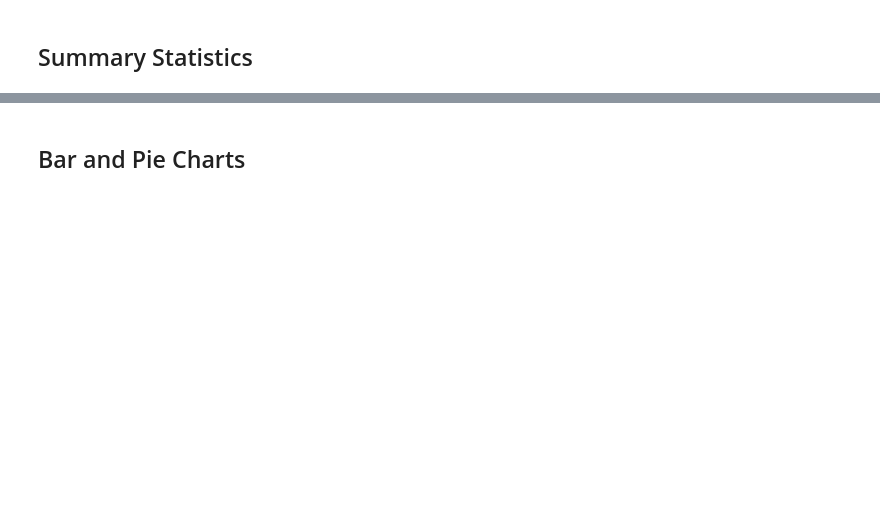
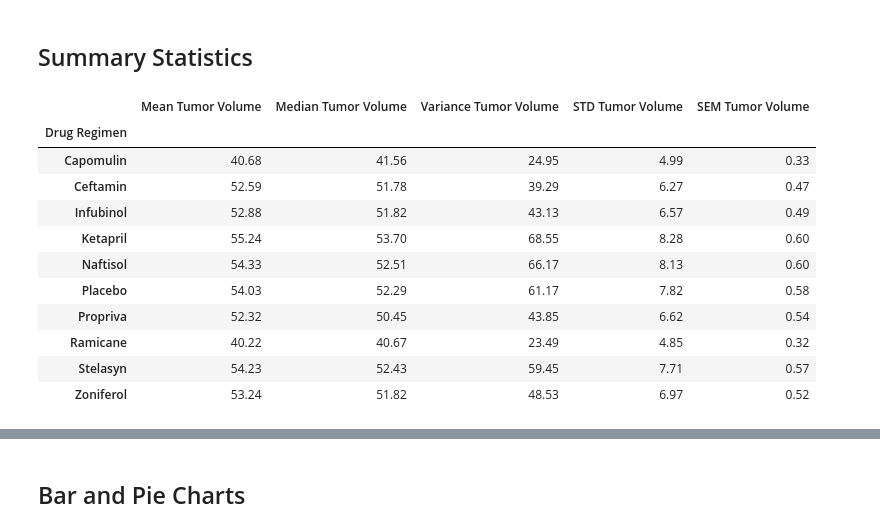
Before and after one commit to lrios215/Matplotlib_Challenge, a Jupyter notebook: pymaceuticals_Rios.ipynb, the cells around one changed output, grey strips where cells are left out. Saved outputs shown, nothing was run; the diff lists cells and outputs as text; code cells hidden in the pictures; blank space fills up the shorter version.

```diff
--- a/pymaceuticals_Rios.ipynb
+++ b/pymaceuticals_Rios.ipynb
@@ -90,9 +104,58 @@ total_mice
 # %% [markdown]
 ## Summary Statistics
 # %%
-# Generate a summary statistics table of mean, median, variance, standard deviation, and SEM of the tumor volume for each regimen
+# Generate a summary statistics table of mean, median, variance, standard deviation,
+#and SEM of the tumor volume for each regimen
 
-# Use groupby and summary statistical methods to calculate the following properties of each drug regimen:
-# mean, median, variance, standard deviation, and SEM of the tumor volume.
+# Use groupby and summary statistical methods to calculate the following properties of
+#each drug regimen:
+regimen_tumor_volume = combo_mouse_study
+regimen_tumor_volume = regimen_tumor_volume.groupby(['Drug Regimen'])
+
+#mean
+mean_tumor_vol = regimen_tumor_volume['Tumor Volume (mm3)'].mean()
+
+#median
+med_tumor_vol = regimen_tumor_volume['Tumor Volume (mm3)'].median()
+
+#variance
+var_tumor_vol = regimen_tumor_volume['Tumor Volume (mm3)'].var()
+
+#standard deviation
+std_tumor_vol = regimen_tumor_volume['Tumor Volume (mm3)'].std()
+
+#SEM of the tumor volume
+sem_tumor_vol = regimen_tumor_volume['Tumor Volume (mm3)'].sem()
+
+
 # Assemble the resulting series into a single summary dataframe.
+tumor_vol_stats = pd.DataFrame ({"Mean Tumor Volume": mean_tumor_vol,
+                                "Median Tumor Volume":med_tumor_vol,
+                                "Variance Tumor Volume":var_tumor_vol,
+                                "STD Tumor Volume":std_tumor_vol,
+                                "SEM Tumor Volume":sem_tumor_vol})
+
+tumor_vol_stats.index.name = "Drug Regimen"
+
+#formatting the df
+tumor_vol_stats['Mean Tumor Volume'] = tumor_vol_stats['Mean Tumor Volume'].map("{:.2f}".format)
+tumor_vol_stats['Median Tumor Volume'] = tumor_vol_stats['Median Tumor Volume'].map("{:.2f}".format)
+tumor_vol_stats['Variance Tumor Volume'] = tumor_vol_stats['Variance Tumor Volume'].map("{:.2f}".format)
+tumor_vol_stats['STD Tumor Volume'] = tumor_vol_stats['STD Tumor Volume'].map("{:.2f}".format)
+tumor_vol_stats['SEM Tumor Volume'] = tumor_vol_stats['SEM Tumor Volume'].map("{:.2f}".format)
+
+tumor_vol_stats
+# %% [output]
+|  | Mean Tumor Volume | Median Tumor Volume | Variance Tumor Volume | STD Tumor Volume | SEM Tumor Volume |
+| Drug Regimen |  |  |  |  |  |
+| Capomulin | 40.68 | 41.56 | 24.95 | 4.99 | 0.33 |
+| Ceftamin | 52.59 | 51.78 | 39.29 | 6.27 | 0.47 |
+| Infubinol | 52.88 | 51.82 | 43.13 | 6.57 | 0.49 |
+| Ketapril | 55.24 | 53.70 | 68.55 | 8.28 | 0.60 |
+| Naftisol | 54.33 | 52.51 | 66.17 | 8.13 | 0.60 |
+| Placebo | 54.03 | 52.29 | 61.17 | 7.82 | 0.58 |
+| Propriva | 52.32 | 50.45 | 43.85 | 6.62 | 0.54 |
+| Ramicane | 40.22 | 40.67 | 23.49 | 4.85 | 0.32 |
+| Stelasyn | 54.23 | 52.43 | 59.45 | 7.71 | 0.57 |
+| Zoniferol | 53.24 | 51.82 | 48.53 | 6.97 | 0.52 |
 # %%
```
Also changed, not shown: parts of 17 cells of this notebook.
